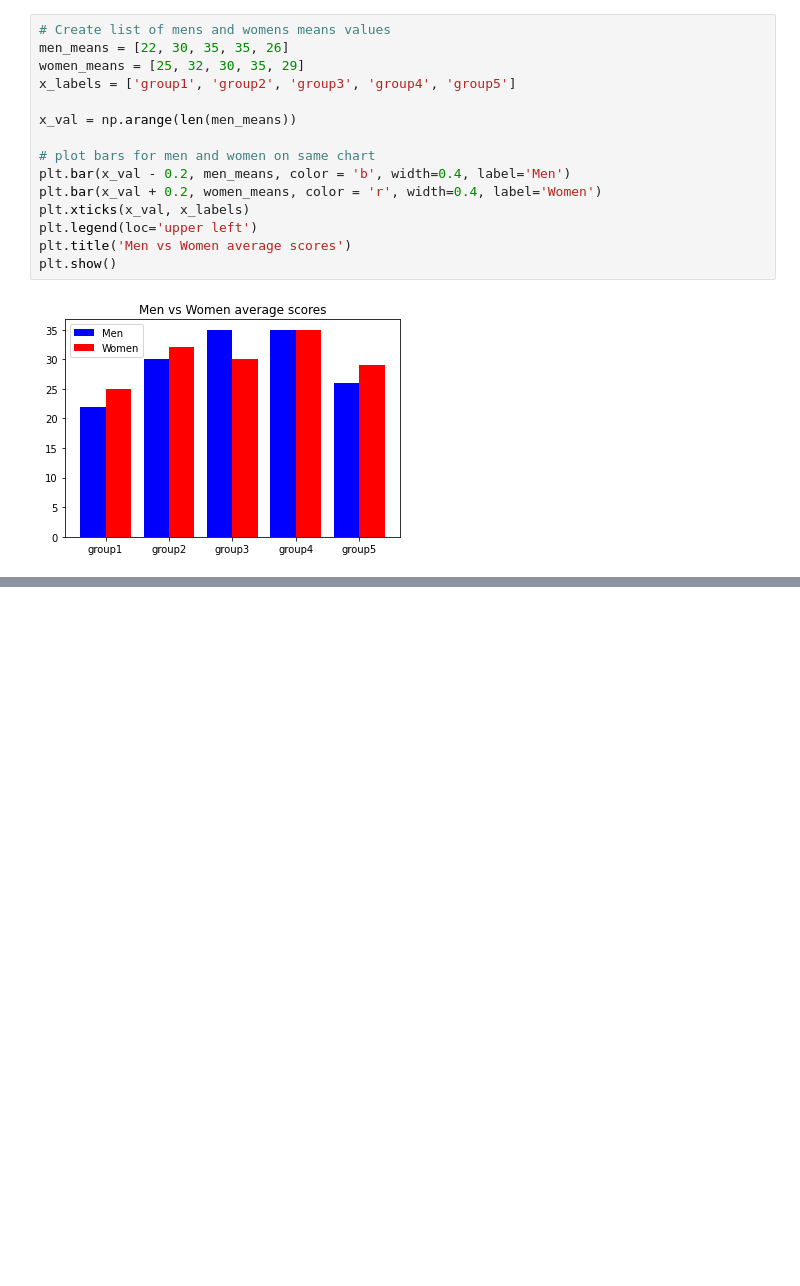
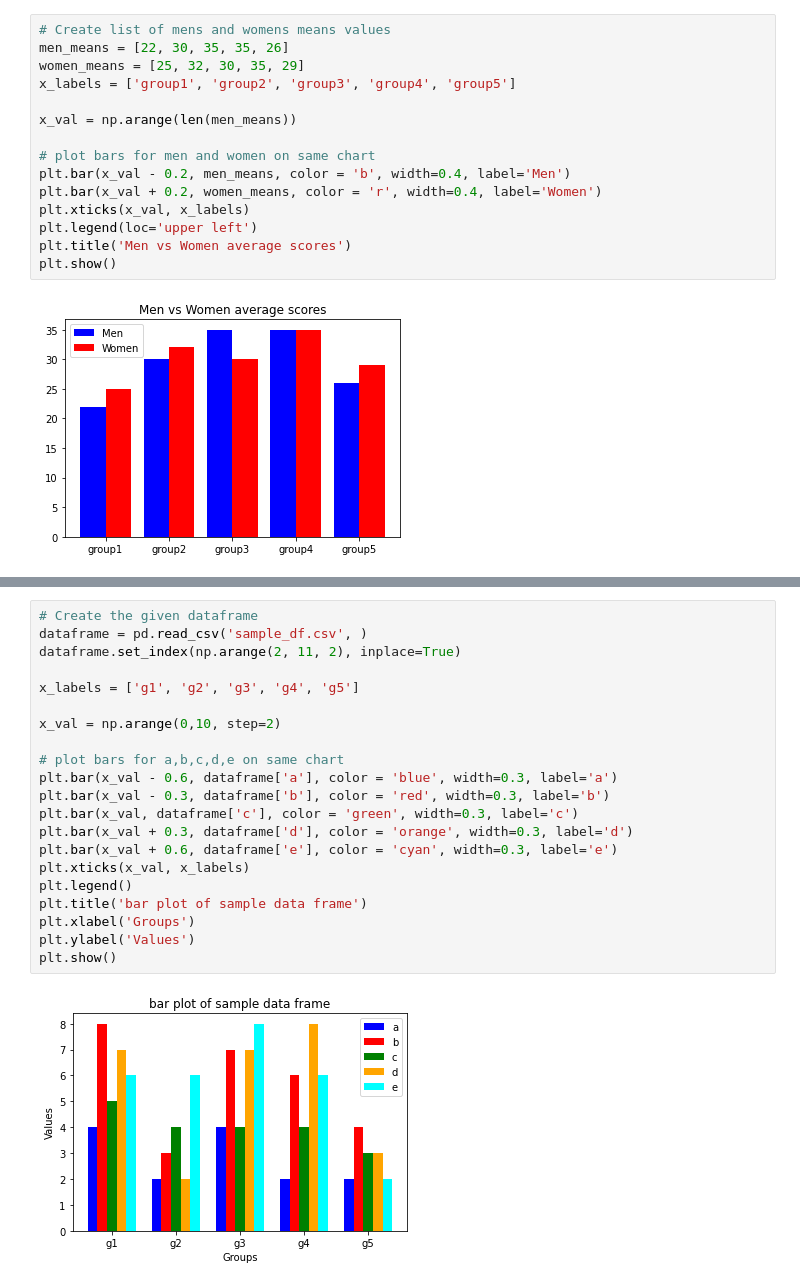
Before and after one commit to NishanthRajkumar/Python-Libraries, a Jupyter notebook: matplotlib_programs/matplotlib_barchart.ipynb, the cells around one changed output, grey strips where cells are left out. Drawn from its saved outputs; the diff is of its cells as text; blank space fills up the shorter version.

Commit message:
feat: bar plot from sample dataframe

```diff
--- a/matplotlib_programs/matplotlib_barchart.ipynb
+++ b/matplotlib_programs/matplotlib_barchart.ipynb
@@ -175,0 +186,23 @@ plt.show()
+# %%
+# Create the given dataframe
+dataframe = pd.read_csv('sample_df.csv', )
+dataframe.set_index(np.arange(2, 11, 2), inplace=True)
+
+x_labels = ['g1', 'g2', 'g3', 'g4', 'g5']
+
+x_val = np.arange(0,10, step=2)
+
+# plot bars for a,b,c,d,e on same chart
+plt.bar(x_val - 0.6, dataframe['a'], color = 'blue', width=0.3, label='a')
+plt.bar(x_val - 0.3, dataframe['b'], color = 'red', width=0.3, label='b')
+plt.bar(x_val, dataframe['c'], color = 'green', width=0.3, label='c')
+plt.bar(x_val + 0.3, dataframe['d'], color = 'orange', width=0.3, label='d')
+plt.bar(x_val + 0.6, dataframe['e'], color = 'cyan', width=0.3, label='e')
+plt.xticks(x_val, x_labels)
+plt.legend()
+plt.title('bar plot of sample data frame')
+plt.xlabel('Groups')
+plt.ylabel('Values')
+plt.show()
+# %% [output]
+[figure, added]
```
Also changed, not shown: parts of 1 cell of this notebook, 1 other file.
